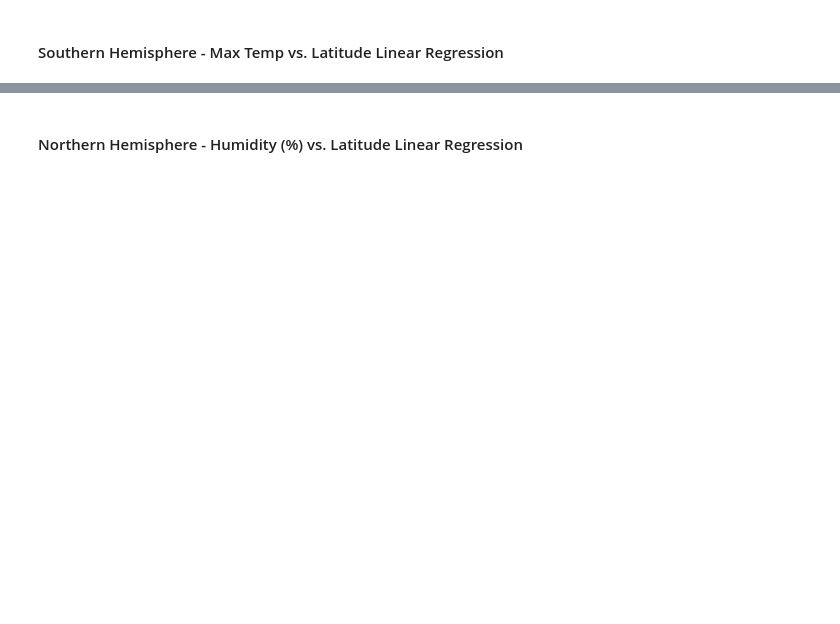
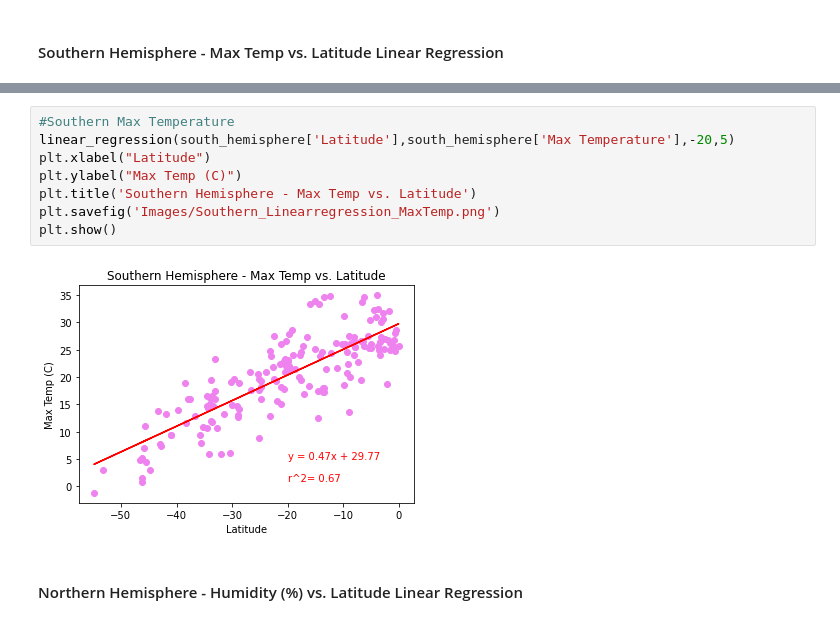
Before and after one commit to susanquiros/Python-api-challenge, a Jupyter notebook: WeatherPy/WeatherPy.ipynb, the cells around one changed output, grey strips where cells are left out. Drawn from its saved outputs; the diff is of its cells as text; blank space fills up the shorter version.

```diff
--- a/WeatherPy/WeatherPy.ipynb
+++ b/WeatherPy/WeatherPy.ipynb
@@ -426,2 +428,12 @@ The r-value is: 0.6082708688906918
+# %%
+#Southern Max Temperature
+linear_regression(south_hemisphere['Latitude'],south_hemisphere['Max Temperature'],-20,5)
+plt.xlabel("Latitude")
+plt.ylabel("Max Temp (C)")
+plt.title('Southern Hemisphere - Max Temp vs. Latitude')
+plt.savefig('Images/Southern_Linearregression_MaxTemp.png')
+plt.show()
+# %% [output]
+[figure, added]
 # %% [markdown]
 ####  Northern Hemisphere - Humidity (%) vs. Latitude Linear Regression
```
Also changed, not shown: parts of 23 cells of this notebook, 8 other files.
